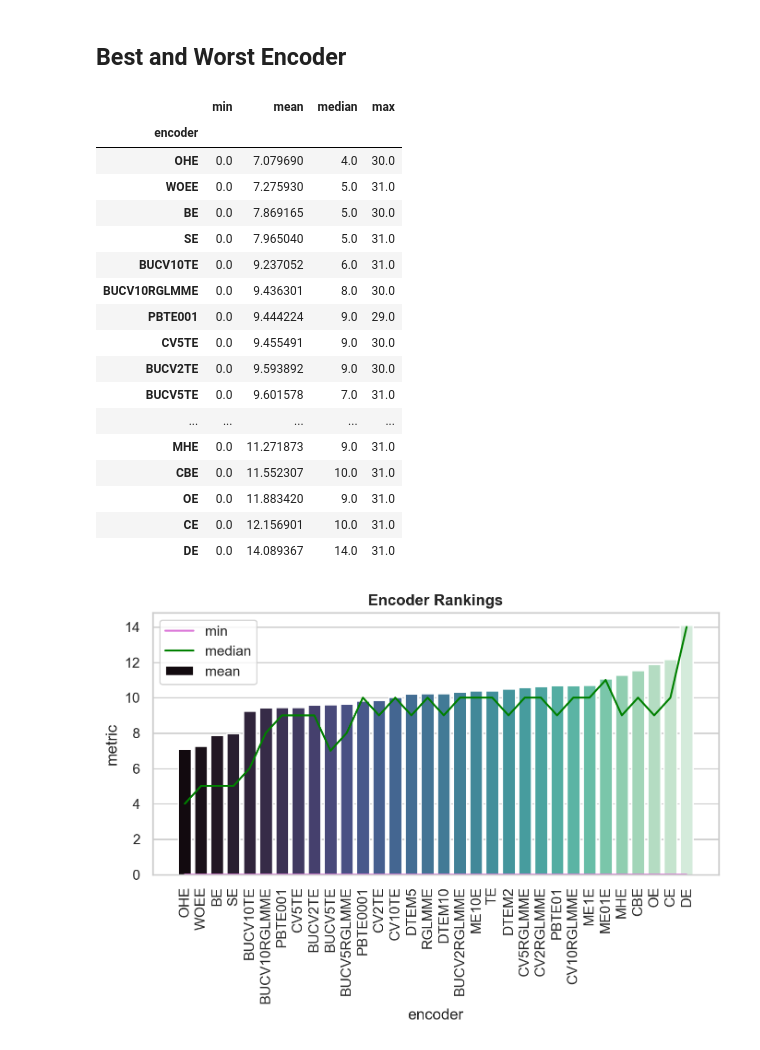
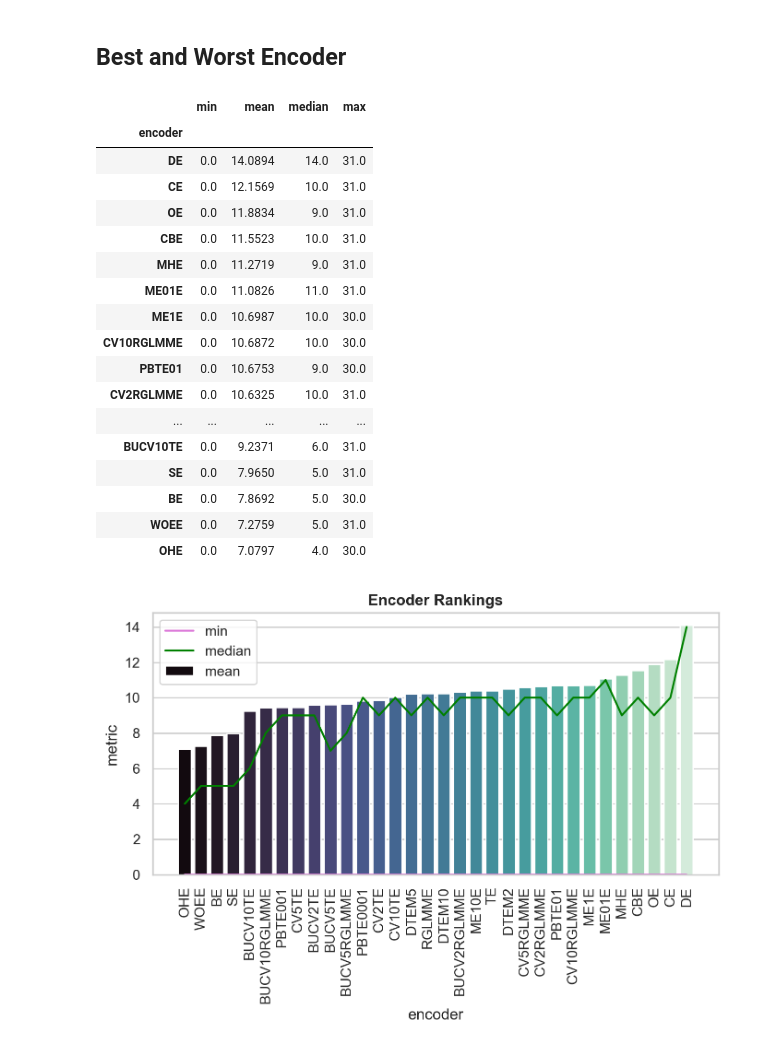
Before and after one commit to nina-prog/meta-learning-for-encoder-selection, a Jupyter notebook: notebooks/week08/week08-data-exploration.ipynb, the cells around one changed output. Cells and saved outputs as stored; diff of their text form; code cells hidden in the pictures.

Commit message:
Explore Relationship of rankings with the encoder and each feature

```diff
--- a/notebooks/week08/week08-data-exploration.ipynb
+++ b/notebooks/week08/week08-data-exploration.ipynb
@@ -422,27 +422,28 @@ Findings:
 ## Best and Worst Encoder
 # %%
 # get min, mean, median and max of all rankings of each encoder
-encoder_rankings = rankings.aggregate(["min", "mean", "median", "max"], axis=1).sort_values(ascending=True, by="mean")
+encoder_rankings = rankings.aggregate(["min", "mean", "median", "max"], axis=1).sort_values(ascending=False, by="mean")
+encoder_rankings["mean"] = encoder_rankings["mean"].round(4)
 encoder_rankings
 # %% [output]
 |  | min | mean | median | max |
 | encoder |  |  |  |  |
-| OHE | 0.0 | 7.079690 | 4.0 | 30.0 |
-| WOEE | 0.0 | 7.275930 | 5.0 | 31.0 |
-| BE | 0.0 | 7.869165 | 5.0 | 30.0 |
-| SE | 0.0 | 7.965040 | 5.0 | 31.0 |
-| BUCV10TE | 0.0 | 9.237052 | 6.0 | 31.0 |
-| BUCV10RGLMME | 0.0 | 9.436301 | 8.0 | 30.0 |
-| PBTE001 | 0.0 | 9.444224 | 9.0 | 29.0 |
-| CV5TE | 0.0 | 9.455491 | 9.0 | 30.0 |
-| BUCV2TE | 0.0 | 9.593892 | 9.0 | 30.0 |
-| BUCV5TE | 0.0 | 9.601578 | 7.0 | 31.0 |
+| DE | 0.0 | 14.0894 | 14.0 | 31.0 |
+| CE | 0.0 | 12.1569 | 10.0 | 31.0 |
+| OE | 0.0 | 11.8834 | 9.0 | 31.0 |
+| CBE | 0.0 | 11.5523 | 10.0 | 31.0 |
+| MHE | 0.0 | 11.2719 | 9.0 | 31.0 |
+| ME01E | 0.0 | 11.0826 | 11.0 | 31.0 |
+| ME1E | 0.0 | 10.6987 | 10.0 | 30.0 |
+| CV10RGLMME | 0.0 | 10.6872 | 10.0 | 30.0 |
+| PBTE01 | 0.0 | 10.6753 | 9.0 | 30.0 |
+| CV2RGLMME | 0.0 | 10.6325 | 10.0 | 31.0 |
 | ... | ... | ... | ... | ... |
-| MHE | 0.0 | 11.271873 | 9.0 | 31.0 |
-| CBE | 0.0 | 11.552307 | 10.0 | 31.0 |
-| OE | 0.0 | 11.883420 | 9.0 | 31.0 |
-| CE | 0.0 | 12.156901 | 10.0 | 31.0 |
-| DE | 0.0 | 14.089367 | 14.0 | 31.0 |
+| BUCV10TE | 0.0 | 9.2371 | 6.0 | 31.0 |
+| SE | 0.0 | 7.9650 | 5.0 | 31.0 |
+| BE | 0.0 | 7.8692 | 5.0 | 30.0 |
+| WOEE | 0.0 | 7.2759 | 5.0 | 31.0 |
+| OHE | 0.0 | 7.0797 | 4.0 | 30.0 |
 # %%
 # plot min, mean, median and max of all rankings of each encoder
 fig, ax = plt.subplots(figsize=(7, 5))
```
Also changed, not shown: parts of 11 cells of this notebook.
